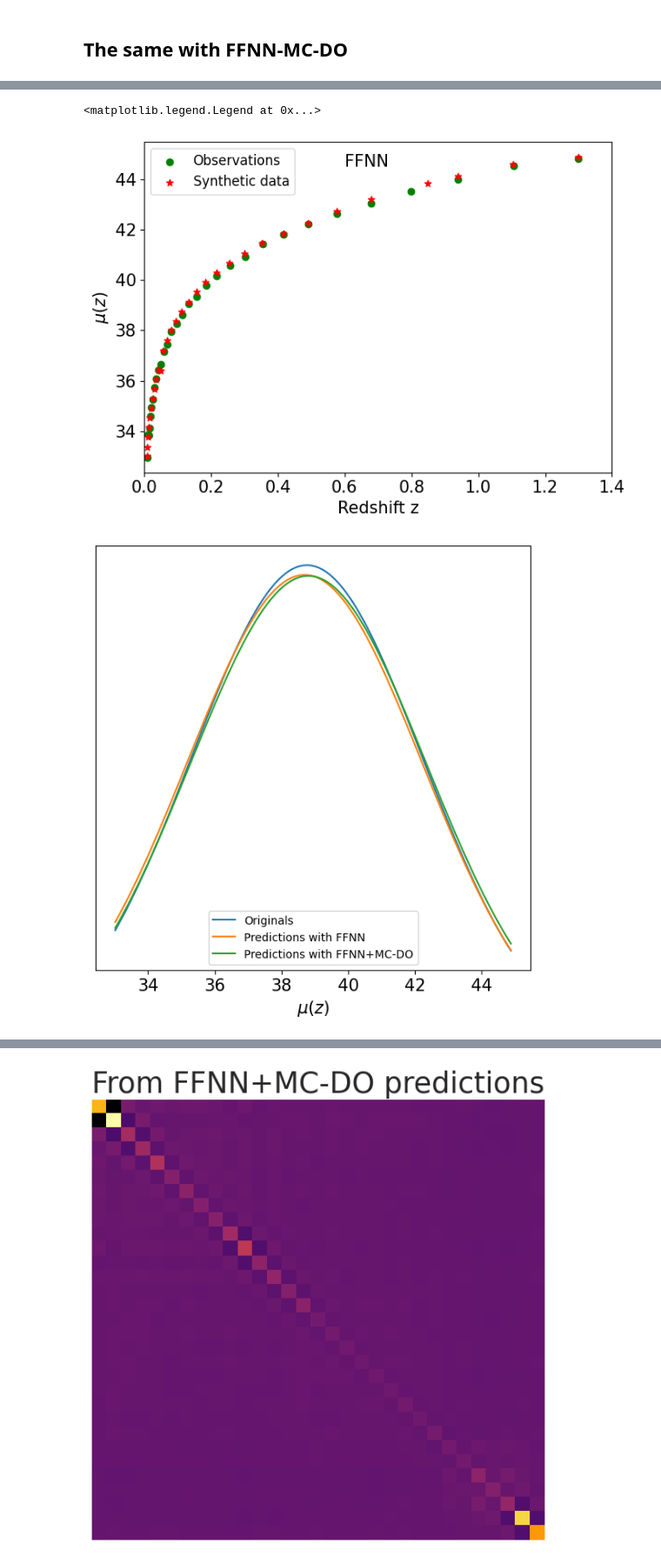
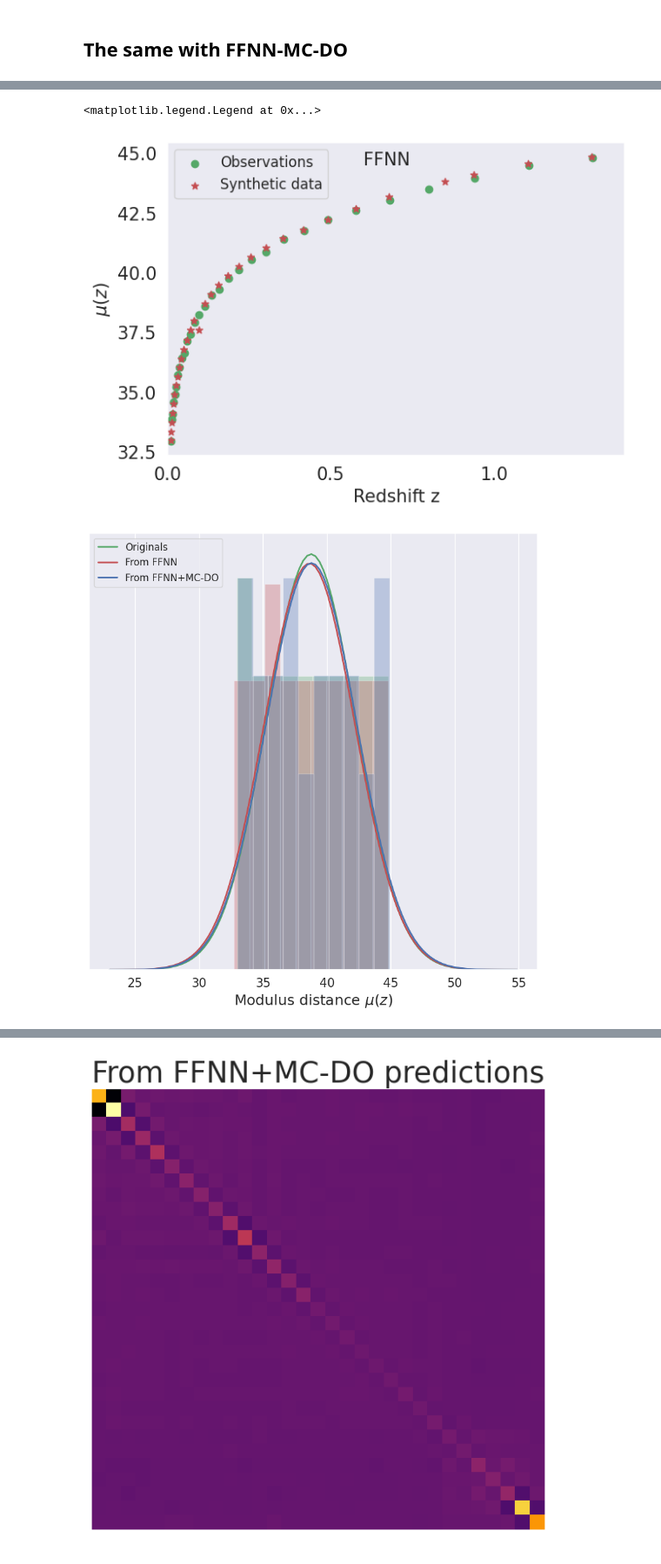
Before and after one commit to igomezv/neuralCosmoReconstruction, a Jupyter notebook: notebooks/binned_JLA_VAE.ipynb, the cells around one changed output, grey strips where cells are left out. Shown at 87% size. Drawn from its saved outputs; the diff is of its cells as text; code cells hidden in the pictures.

```diff
--- a/notebooks/binned_JLA_VAE.ipynb
+++ b/notebooks/binned_JLA_VAE.ipynb
@@ -19,6 +19,9 @@ import math
 from astroNN.nn.layers import MCDropout
 import math
 from matplotlib.ticker import FormatStrFormatter
+# plt.rcParams['axes.grid'] = True
+plt.rcParams["axes.linewidth"] = 1
+plt.rcParams['axes.facecolor'] = 'white'
 # %%
 
 syscov = np.loadtxt('../data/cov_jla_binned_distances_31nodes_v1.txt',skiprows=1).reshape((31,31))
@@ -605,9 +617,9 @@ plt.savefig('vae_cov_ffnn.png')
 ## The same with FFNN-MC-DO
 # %%
 pred_random = ffnn_do.predict(np.log(zpoints))
-dlfake = pred_random[:,0].reshape(-1,1)
+dlfake_do = pred_random[:,0].reshape(-1,1)
 index = np.argsort(zpoints)
-fake_data = np.stack((zpoints[index], dlfake.reshape(31,)[index]), axis=1)
+fake_data = np.stack((zpoints[index], dlfake_do.reshape(31,)[index]), axis=1)
 
 # np.savetxt("fake_binned_JLA_interpoint_DO.dat",  fake_data, delimiter= " ", header="#fake data\n# z\n# mu", fmt='%1.9f')
 # %% [output]
@@ -615,7 +627,8 @@ WARNING:tensorflow:6 out of the last 22 calls to <function Model.make_predict_fu
 # %%
 plt.figure(figsize=(7, 5), dpi=100)
+# plt.axis('off')
 plt.scatter(z_redshift, dist,c='g', label='Observations')
-plt.scatter(zpoints, dlfake, c='r', label='Synthetic data', marker='*')
+plt.scatter(zpoints, dlfake_do, c='r', label='Synthetic data', marker='*')
 
 
 plt.xlabel("Redshift z", fontsize=15)
@@ -625,36 +638,43 @@ plt.xticks(fontsize=15)
 plt.text(0.6, 44.5, 'FFNN', fontsize=15)
 plt.yticks(fontsize=15)
 plt.tight_layout()
+plt.grid()
 plt.legend(fontsize=12)
 # %% [output]
 <matplotlib.legend.Legend at 0x...>
-[figure, old version]
+[figure, new version]
 # %%
 # pred_dl
-mean_pred_interpoint_DO = np.mean(dlfake)
-std_pred_interpoint_DO = np.std(dlfake)
+mean_pred_interpoint_DO = np.mean(dlfake_do)
+std_pred_interpoint_DO = np.std(dlfake_do)
 # %%
-plt.figure(figsize=(7, 7), dpi=100)
+plt.figure(figsize=(10, 10), dpi=100, facecolor='white')
+# plt.grid(b=None)
 
-xmin = np.min(dlfake)
-xmax= np.max(dlfake)
-x = np.linspace(xmin, xmax, 100)
+xmin = np.min(dlfake_do)
+xmax= np.max(dlfake_do)
+x = np.linspace(xmin-10, xmax+10, 100)
 y1 = sp.stats.norm.pdf(x, mean_ref, std_ref)
+y2 = sp.stats.norm.pdf(x, mean_pred_interpoint, std_pred_interpoint)
+y3 = sp.stats.norm.pdf(x, mean_pred_interpoint_DO, std_pred_interpoint_DO)
 
 
-# x = np.linspace(xmin, xmax, 100)
-y3 = sp.stats.norm.pdf(x, mean_pred_interpoint_DO, std_pred_interpoint_DO)
-plt.plot(x, y1, label='Originals')
-plt.plot(x, y2, label='Predictions with FFNN')
-plt.plot(x, y3, label='Predictions with FFNN+MC-DO')
+plt.plot(x, y1, label='Originals', color='g', linewidth=2)
+plt.plot(x, y2, label='From FFNN', color='r', linewidth=2)
+plt.plot(x, y3, label='From FFNN+MC-DO', color='b', linewidth=2)
 
+plt.grid(True)
+
+plt.hist(dist, density=True, alpha=0.3, color='g')
+plt.hist(dlfake, density=True, alpha=0.3, color='r')
+plt.hist(dlfake_do, density=True, alpha=0.3, color='b')
 # plt.show()
 # dist_sc
-plt.legend()
+plt.legend(fontsize=12, loc='upper left')
 plt.yticks([])
 plt.xticks(fontsize=15)
 
-plt.xlabel("$\mu (z)$", fontsize=15)
-plt.savefig('modulus_dist.png')
+plt.xlabel("Modulus distance $\mu (z)$", fontsize=18)
+plt.savefig('modulus_dist.png', transparent=True)
 # %% [output]
-[figure, old version]
+[figure, new version]
```
Also changed, not shown: parts of 25 cells of this notebook.
